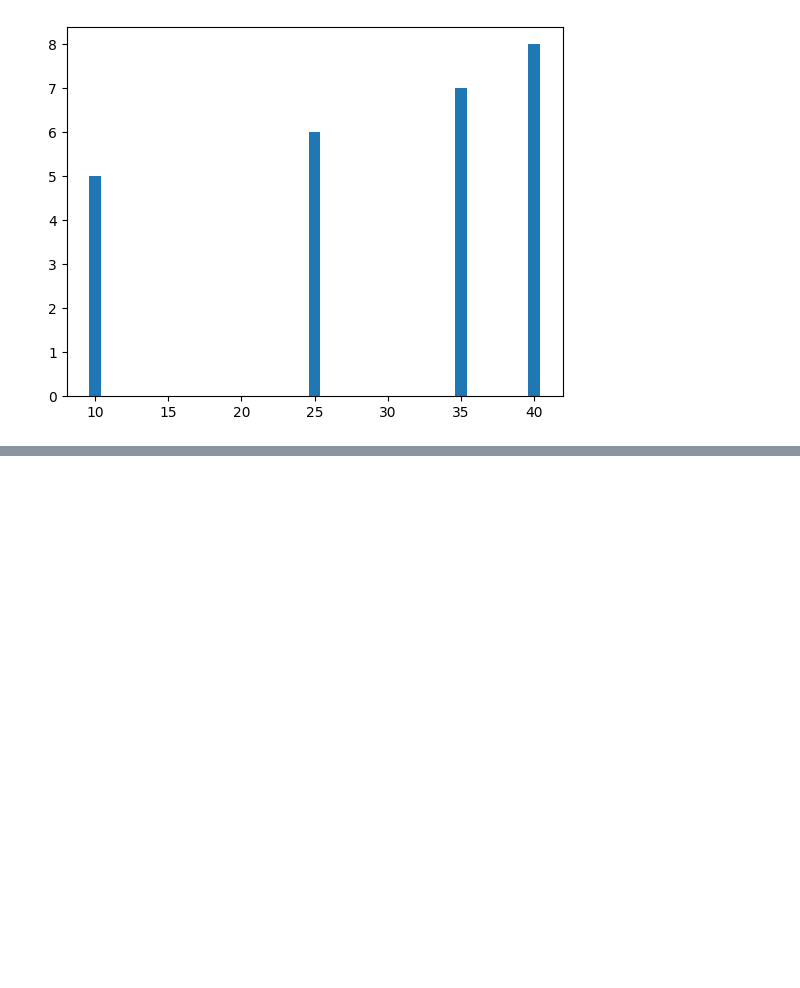
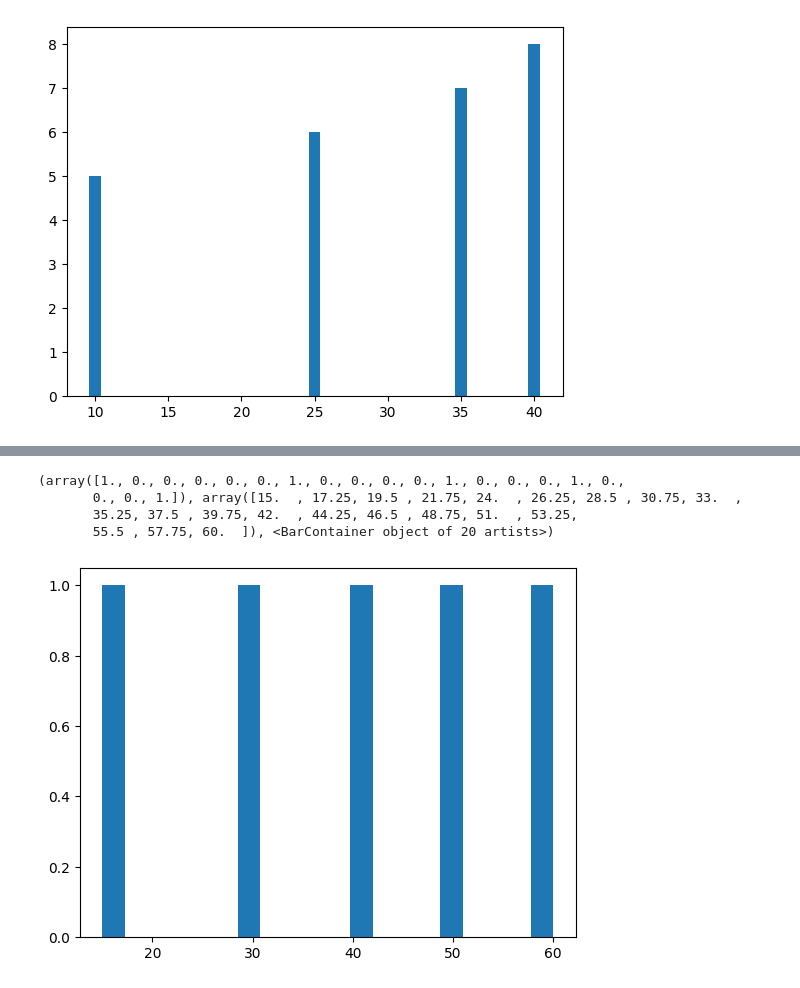
Before and after one commit to RamyaSri2222/Data-Science, a Jupyter notebook: Untitled23.ipynb, the cells around one changed output, grey strips where cells are left out. Drawn from its saved outputs; the diff is of its cells as text; code cells hidden in the pictures; blank space fills up the shorter version.

```diff
--- a/Untitled23.ipynb
+++ b/Untitled23.ipynb
@@ -22,0 +24,12 @@ print(n)
+# %%
+import matplotlib.pyplot as plt
+x=[15,30,40,50,60]
+
+m=plt.hist(x,bins=20)
+print(m)
+# %% [output]
+(array([1., 0., 0., 0., 0., 0., 1., 0., 0., 0., 0., 1., 0., 0., 0., 1., 0.,
+       0., 0., 1.]), array([15.  , 17.25, 19.5 , 21.75, 24.  , 26.25, 28.5 , 30.75, 33.  ,
+       35.25, 37.5 , 39.75, 42.  , 44.25, 46.5 , 48.75, 51.  , 53.25,
+       55.5 , 57.75, 60.  ]), <BarContainer object of 20 artists>)
+[figure, added]
```
Also changed, not shown: parts of 1 cell of this notebook.
